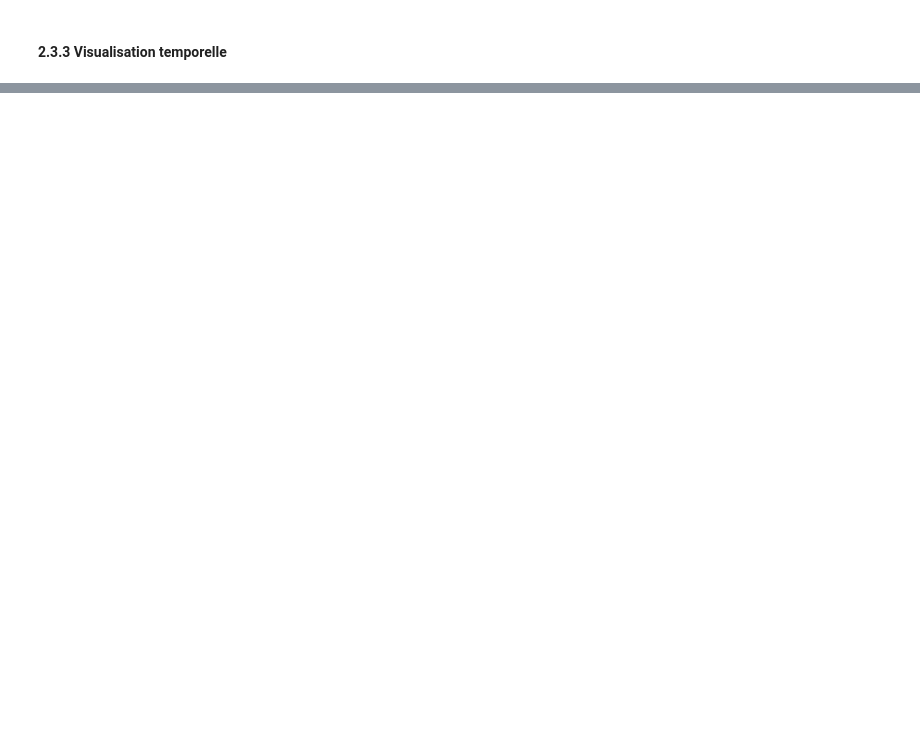
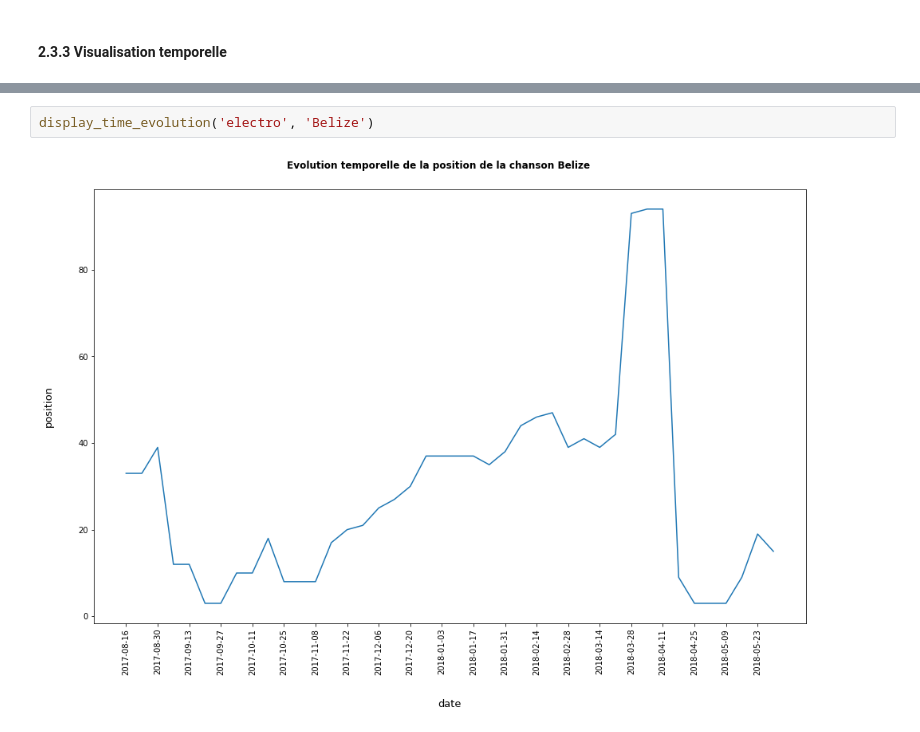
Before and after one commit to SolCat/Spotify-Data-Exploration, a Jupyter notebook: Projet - Spotify.ipynb, the cells around one changed output, grey strips where cells are left out. Drawn from its saved outputs; the diff is of its cells as text; blank space fills up the shorter version.

```diff
--- a/Projet - Spotify.ipynb
+++ b/Projet - Spotify.ipynb
@@ -322,0 +367,4 @@ array([ 11,  12,  14,  17,  18,  24,  26,  28,  30,  32,  35,  36,  38,
+# %%
+display_time_evolution('electro', 'Belize')
+# %% [output]
+[figure, added]
```
Also changed, not shown: parts of 54 cells of this notebook.
